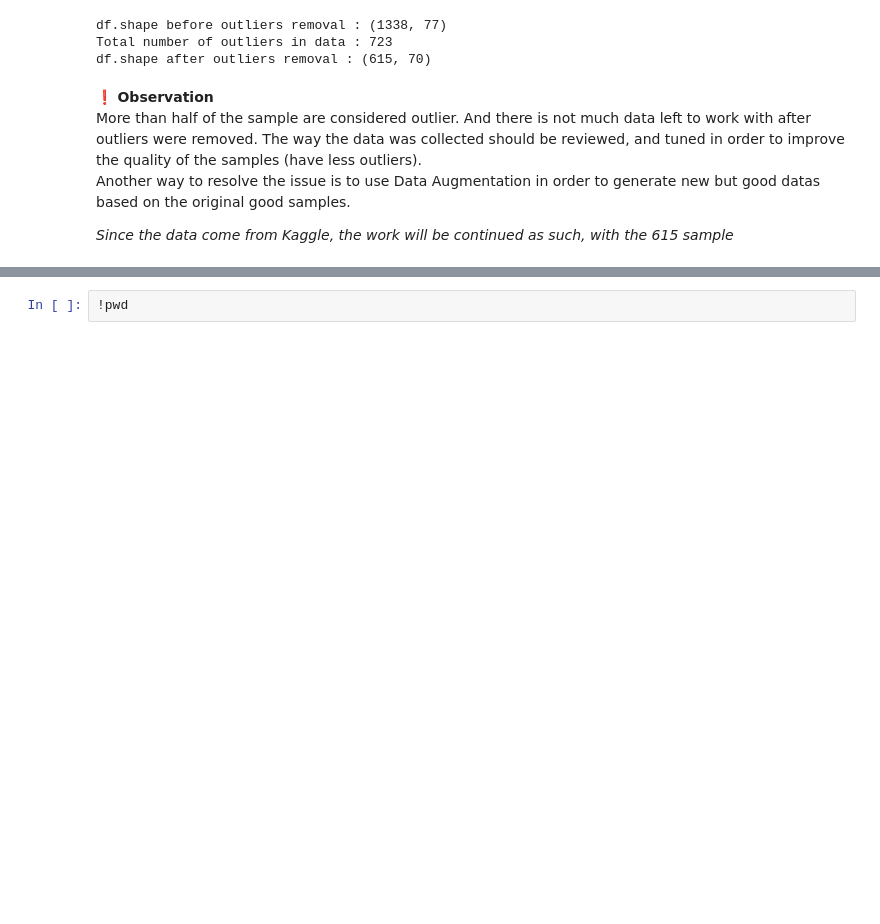
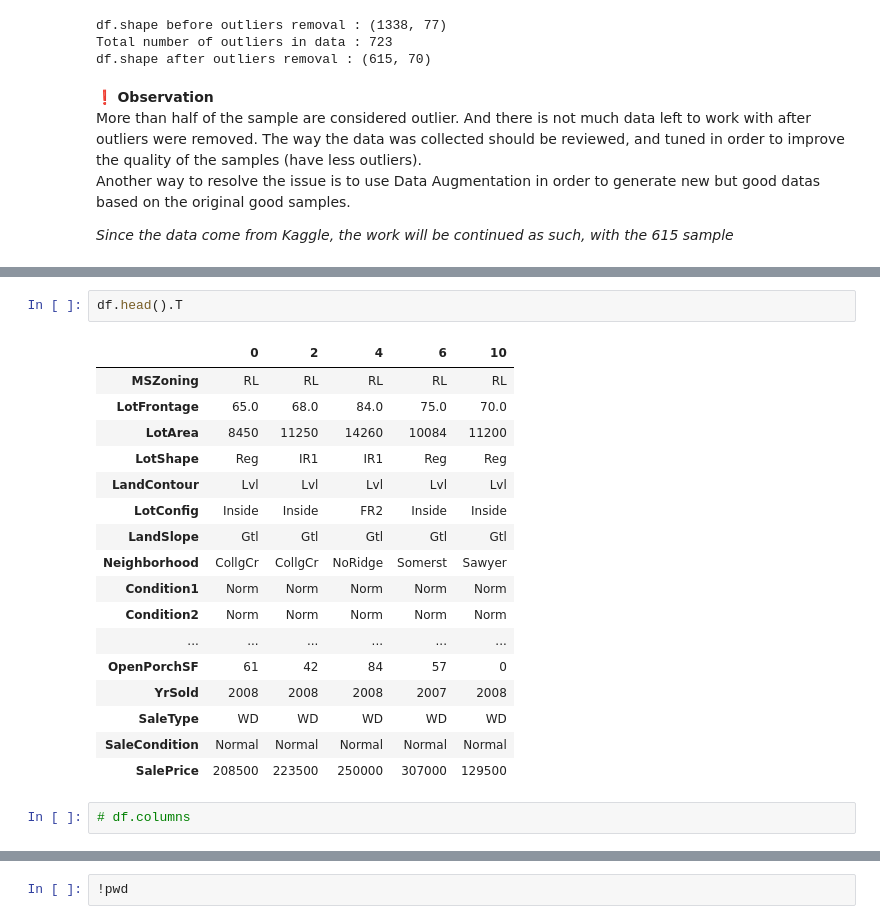
Before and after one commit to patricetg/kaggle-house-price-predictor, a Jupyter notebook: .~House prices predictor - ML.ipynb, the cells around one changed output, grey strips where cells are left out. Saved outputs shown, nothing was run; the diff lists cells and outputs as text; blank space fills up the shorter version.

```diff
--- a/House prices predictor.ipynb
+++ b/.~House prices predictor - ML.ipynb
@@ -1223,0 +1291,22 @@ Another way to resolve the issue is to use Data Augmentation in order to generat
+# %%
+df.head().T
+# %% [output]
+|  | 0 | 2 | 4 | 6 | 10 |
+| MSZoning | RL | RL | RL | RL | RL |
+| LotFrontage | 65.0 | 68.0 | 84.0 | 75.0 | 70.0 |
+| LotArea | 8450 | 11250 | 14260 | 10084 | 11200 |
+| LotShape | Reg | IR1 | IR1 | Reg | Reg |
+| LandContour | Lvl | Lvl | Lvl | Lvl | Lvl |
+| LotConfig | Inside | Inside | FR2 | Inside | Inside |
+| LandSlope | Gtl | Gtl | Gtl | Gtl | Gtl |
+| Neighborhood | CollgCr | CollgCr | NoRidge | Somerst | Sawyer |
+| Condition1 | Norm | Norm | Norm | Norm | Norm |
+| Condition2 | Norm | Norm | Norm | Norm | Norm |
+| ... | ... | ... | ... | ... | ... |
+| OpenPorchSF | 61 | 42 | 84 | 57 | 0 |
+| YrSold | 2008 | 2008 | 2008 | 2007 | 2008 |
+| SaleType | WD | WD | WD | WD | WD |
+| SaleCondition | Normal | Normal | Normal | Normal | Normal |
+| SalePrice | 208500 | 223500 | 250000 | 307000 | 129500 |
+# %%
+# df.columns
```
Also changed, not shown: parts of 28 cells of this notebook, 1 other file.
